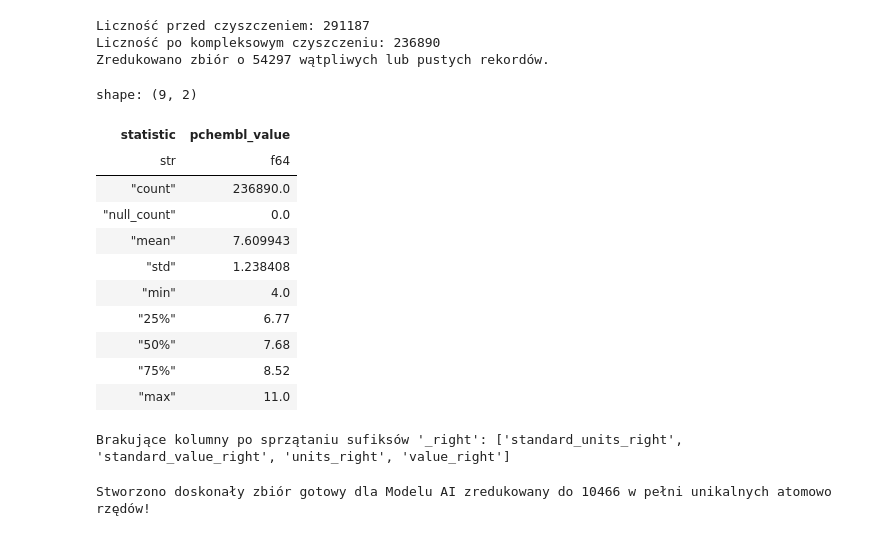
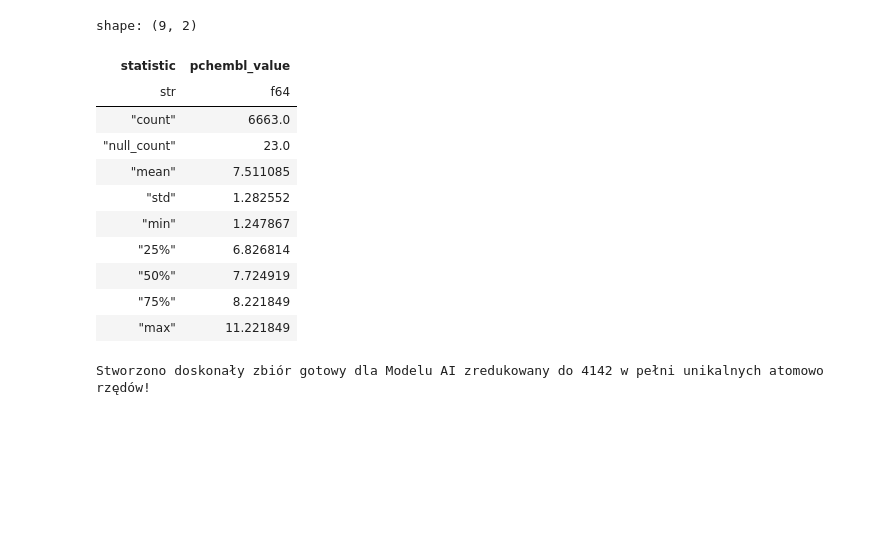
Before and after one commit to MichalWilk45/Chembl, a Jupyter notebook: dataCleaning.ipynb, the cells around one changed output. Cells and saved outputs as stored; diff of their text form; code cells hidden in the pictures; blank space fills up the shorter version.

Commit message:
dataprep pipeline and gnn model

```diff
--- a/dataCleaning.ipynb
+++ b/dataCleaning.ipynb
@@ -12,3 +17,10 @@ from utils.utils import get_data_from_parquet, save_data_to_parquet
 # %%
-df = get_data_from_parquet("Chembl203_with_molecule_and_activity.parquet")
+target_id = "CHEMBL2147"
+DB_PATH = 'db/chembl_selected_ds.parquet'
+df = get_data_from_parquet(f"{target_id}_IC50.parquet")
+#df = None
+
+if df is None:
+    df = fetch_chembl_data_with_properties(target_id = target_id)
+    save_data_to_parquet(df, file_path = f"{target_id}_IC50.parquet")
 # %% [output]
@@ -42,70 +73,25 @@ shape: (5, 57)
-# %%
-df = df.with_columns(pl.col("pchembl_value_right").alias("pchembl_value"))
-# %%
-import polars as pl
-
-# Ostrzeżenie: Wykonaj to na surowym df wczytanym do pamięci z Twojego oryginalnego parquetu.
-df_cleaned = (
-    df
-    # 1. Usunięcie oznaczeń nieważności wprowadzonych przez rzeczoznawców ChEMBL (np. "Outside typical range")
-    .filter(pl.col("data_validity_comment").is_null())
-
-
-    # 3. Zastąpienie pustej kolumny pchembl_value wersją zawierającą właściwe wartości
-    .drop(["pchembl_value"])
-    .rename({"pchembl_value_right": "pchembl_value"})
-
-    # 4. Rzutowanie typów tekstowych na liczne, ignorujemy błędy (strict=False spowoduje, że nierozpoznane wartości zamienią się w Nulle)
-    .with_columns([
-        pl.col("pchembl_value").cast(pl.Float32, strict=False),
-        pl.col("psa").cast(pl.Float32, strict=False),
-        pl.col("mw").cast(pl.Float32, strict=False),
-        pl.col("hba").cast(pl.Int32, strict=False),
-        pl.col("hbd").cast(pl.Int32, strict=False)
-    ])
-
-    # 5. Całkowite odrzucenie wierszy w których brakuje kluczowych wartości po transformacjach
-    # fingerprint usunięte z tej konkretnej reguły, gdyż czasem fingerprint dodajesz później.
-    # Zostawmy upewnienie się co do pChEMBL, smiles i masy
-    .drop_nulls(subset=["pchembl_value", "canonical_smiles", "mw"])
-)
-
-print(f"Liczność przed czyszczeniem: {df.shape[0]}")
-print(f"Liczność po kompleksowym czyszczeniu: {df_cleaned.shape[0]}")
-print(f"Zredukowano zbiór o {df.shape[0] - df_cleaned.shape[0]} wątpliwych lub pustych rekordów.")
-# %% [output]
-Liczność przed czyszczeniem: 291187
-Liczność po kompleksowym czyszczeniu: 236890
-Zredukowano zbiór o 54297 wątpliwych lub pustych rekordów.
 # %%
 # Szybkie sprawdzenie poprawności wyników:
-display(df_cleaned.select(pl.col("pchembl_value")).describe())
-
-# Pozbycie się resztek _right w nazwach kolumn tak aby utrzymać zbiór czysty (opcjonalne)
-columns_to_drop = [col for col in df_cleaned.columns if col.endswith("_right")]
-df_cleaned = df_cleaned.drop(columns_to_drop)
-print(f"Brakujące kolumny po sprzątaniu sufiksów '_right': {columns_to_drop}")
+display(df.select(pl.col("pchembl_value")).describe())
 # %% [output]
 shape: (9, 2)
 | statistic | pchembl_value |
 | str | f64 |
-| "count" | 236890.0 |
-| "null_count" | 0.0 |
-| "mean" | 7.609943 |
-| "std" | 1.238408 |
-| "min" | 4.0 |
-| "25%" | 6.77 |
-| "50%" | 7.68 |
-| "75%" | 8.52 |
-| "max" | 11.0 |
+| "count" | 6663.0 |
+| "null_count" | 23.0 |
+| "mean" | 7.511085 |
+| "std" | 1.282552 |
+| "min" | 1.247867 |
+| "25%" | 6.826814 |
+| "50%" | 7.724919 |
+| "75%" | 8.221849 |
+| "max" | 11.221849 |
-Brakujące kolumny po sprzątaniu sufiksów '_right': ['standard_units_right', 'standard_value_right', 'units_right', 'value_right']
 # %%
 import polars as pl
 
-# Zakładamy, że masz już czysty "df_cleaned" gdzie wyfiltrowano złe nulle
 
 df_deduplicated = (
-    df_cleaned
+    df
     # 1. Obieramy sobie unikatowy łańcuch molekularny za fundament (każdy unikatowy SMILES będzie reprezentował dokładnie 1 docelowy wiersz)
     .group_by("canonical_smiles")
     # 2. Narzucamy zasady, co zrobić z dziesiątkami kolumn duplikatów:
@@ -118,7 +104,7 @@ df_deduplicated = (
         pl.col("psa").first(),
         pl.col("hbd").first(),
         pl.col("hba").first(),
-        pl.col("fingerprint").first(),      # Jeżeli jest już wygenerowany, to pierwszy z góry będzie OK!
+        pl.col("ecfp_smiles").first(),      # Jeżeli jest już wygenerowany, to pierwszy z góry będzie OK!
 
         # Opcjonalnie: Zliczenie ile duplikatów zebrało się na ten jeden wynik (na wypadek chęci analizy rozbieżności, kto by chciał)
         pl.col("pchembl_value").count().alias("measurements_merged_count")
@@ -127,4 +113,4 @@ df_deduplicated = (
 
 print(f"Stworzono doskonały zbiór gotowy dla Modelu AI zredukowany do {df_deduplicated.shape[0]} w pełni unikalnych atomowo rzędów!")
 # %% [output]
-Stworzono doskonały zbiór gotowy dla Modelu AI zredukowany do 10466 w pełni unikalnych atomowo rzędów!
+Stworzono doskonały zbiór gotowy dla Modelu AI zredukowany do 4142 w pełni unikalnych atomowo rzędów!
```
Also changed, not shown: parts of 9 cells of this notebook, 7 other files.
